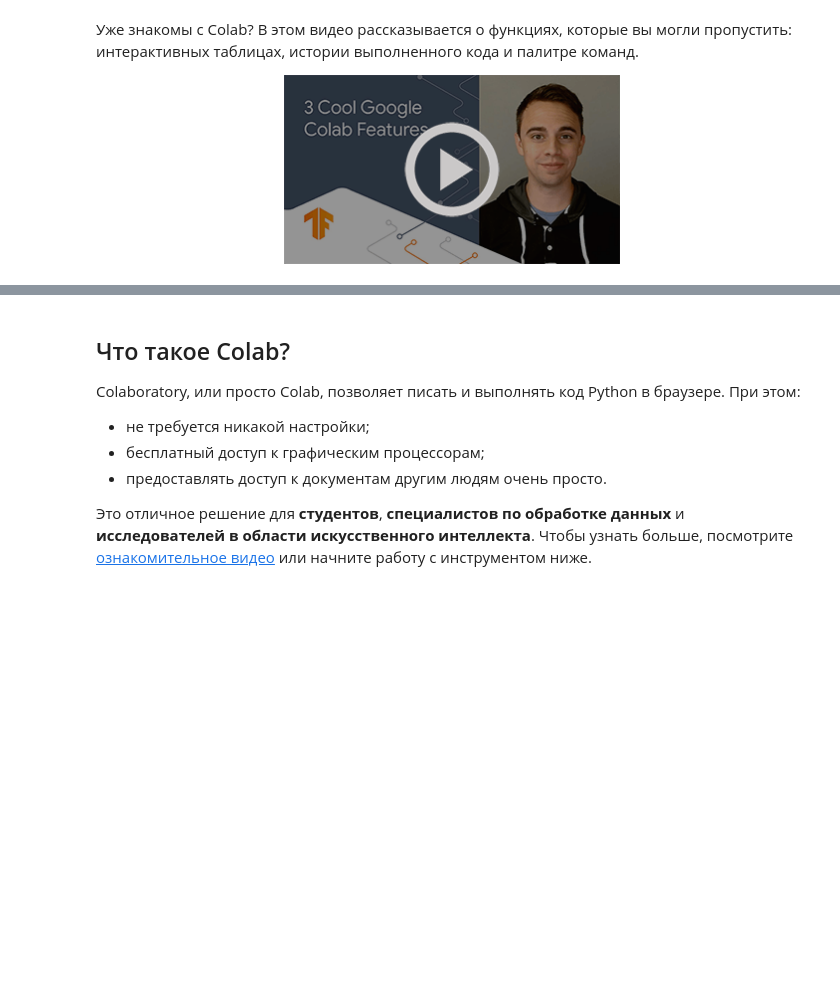
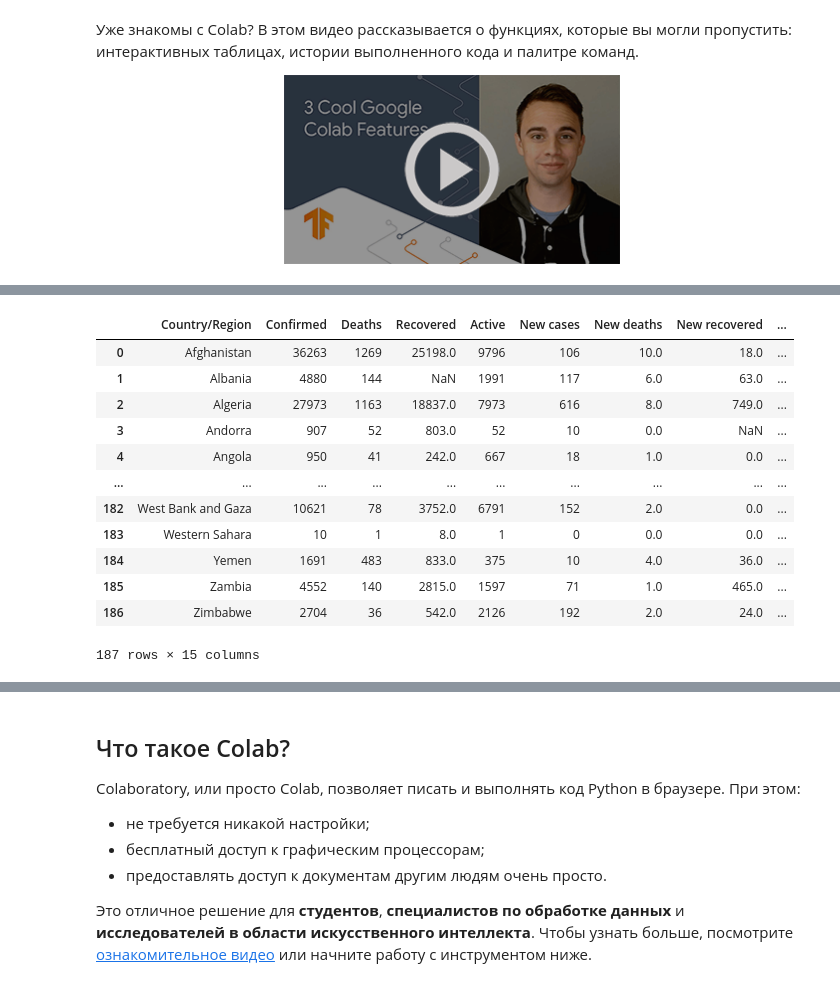
Before and after one commit to Aigulka1979/My_repos, a Jupyter notebook: Добро_пожаловать_в_Colaboratory!.ipynb, the cells around one changed output, grey strips where cells are left out. Drawn from its saved outputs; the diff is of its cells as text; code cells hidden in the pictures; blank space fills up the shorter version.

```diff
--- a/Добро_пожаловать_в_Colaboratory!.ipynb
+++ b/Добро_пожаловать_в_Colaboratory!.ipynb
@@ -26,0 +32,3 @@
+# %%
+df=pd.read_excel("/content/country_wise_latest.xlsx")
+df.info()
@@ -26,0 +65,16 @@
+# %%
+df.drop_duplicates()
+# %% [output]
+|  | Country/Region | Confirmed | Deaths | Recovered | Active | New cases | New deaths | New recovered | ... |
+| 0 | Afghanistan | 36263 | 1269 | 25198.0 | 9796 | 106 | 10.0 | 18.0 | ... |
+| 1 | Albania | 4880 | 144 | NaN | 1991 | 117 | 6.0 | 63.0 | ... |
+| 2 | Algeria | 27973 | 1163 | 18837.0 | 7973 | 616 | 8.0 | 749.0 | ... |
+| 3 | Andorra | 907 | 52 | 803.0 | 52 | 10 | 0.0 | NaN | ... |
+| 4 | Angola | 950 | 41 | 242.0 | 667 | 18 | 1.0 | 0.0 | ... |
+| ... | ... | ... | ... | ... | ... | ... | ... | ... | ... |
+| 182 | West Bank and Gaza | 10621 | 78 | 3752.0 | 6791 | 152 | 2.0 | 0.0 | ... |
+| 183 | Western Sahara | 10 | 1 | 8.0 | 1 | 0 | 0.0 | 0.0 | ... |
+| 184 | Yemen | 1691 | 483 | 833.0 | 375 | 10 | 4.0 | 36.0 | ... |
+| 185 | Zambia | 4552 | 140 | 2815.0 | 1597 | 71 | 1.0 | 465.0 | ... |
+| 186 | Zimbabwe | 2704 | 36 | 542.0 | 2126 | 192 | 2.0 | 24.0 | ... |
+187 rows × 15 columns
```
Also changed, not shown: parts of 31 cells of this notebook.
